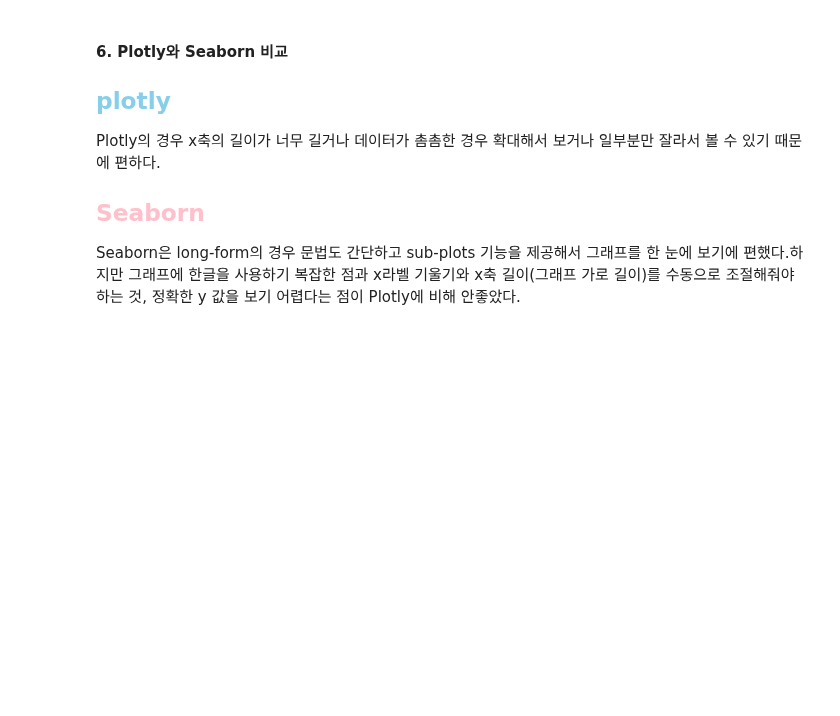
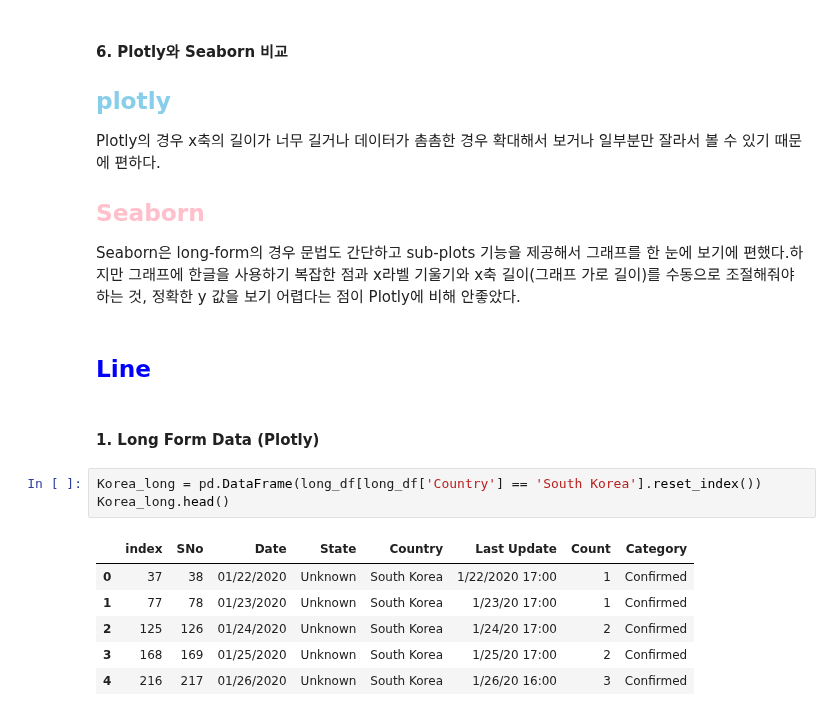
Before and after one commit to hihiroo/BigData, a Jupyter notebook: pbl3/Covid-19.ipynb, the cells around one changed output. Saved outputs shown, nothing was run; the diff lists cells and outputs as text; blank space fills up the shorter version.

```diff
--- a/pbl3/Covid-19.ipynb
+++ b/pbl3/Covid-19.ipynb
@@ -160,3 +213,17 @@ Plotly의 경우 x축의 길이가 너무 길거나 데이터가 촘촘한 경
 **<span style="color:pink">Seaborn</span>**
 ---
 Seaborn은 long-form의 경우 문법도 간단하고 sub-plots 기능을 제공해서 그래프를 한 눈에 보기에 편했다.하지만 그래프에 한글을 사용하기 복잡한 점과 x라벨 기울기와 x축 길이(그래프 가로 길이)를 수동으로 조절해줘야 하는 것, 정확한 y 값을 보기 어렵다는 점이 Plotly에 비해 안좋았다.
+# %% [markdown]
+## <span style="color:blue">Line</span>
+# %% [markdown]
+#### 1. Long Form Data (Plotly)
+# %%
+Korea_long = pd.DataFrame(long_df[long_df['Country'] == 'South Korea'].reset_index())
+Korea_long.head()
+# %% [output]
+|  | index | SNo | Date | State | Country | Last Update | Count | Category |
+| 0 | 37 | 38 | 01/22/2020 | Unknown | South Korea | 1/22/2020 17:00 | 1 | Confirmed |
+| 1 | 77 | 78 | 01/23/2020 | Unknown | South Korea | 1/23/20 17:00 | 1 | Confirmed |
+| 2 | 125 | 126 | 01/24/2020 | Unknown | South Korea | 1/24/20 17:00 | 2 | Confirmed |
+| 3 | 168 | 169 | 01/25/2020 | Unknown | South Korea | 1/25/20 17:00 | 2 | Confirmed |
+| 4 | 216 | 217 | 01/26/2020 | Unknown | South Korea | 1/26/20 16:00 | 3 | Confirmed |
```
Also changed, not shown: parts of 8 cells of this notebook.
